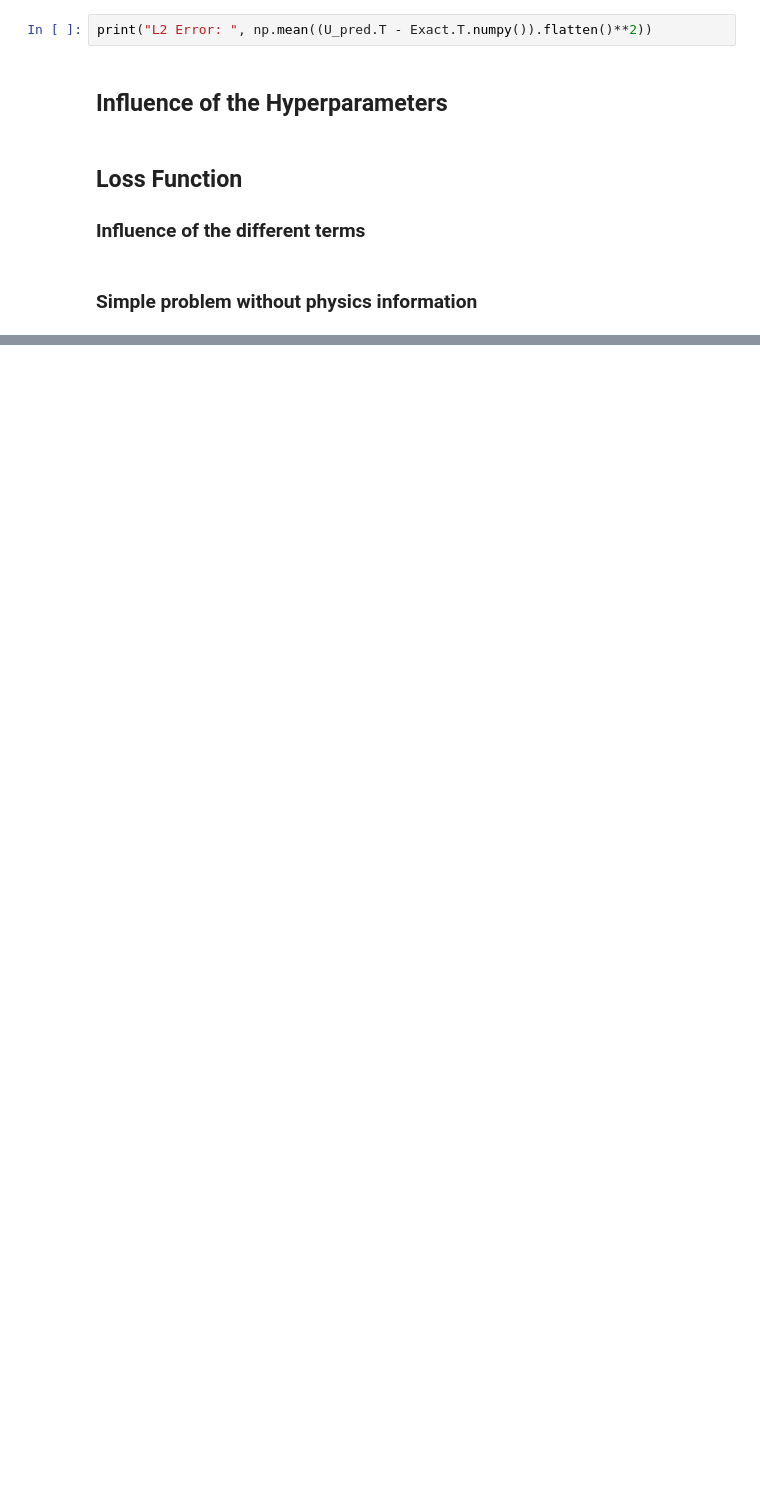
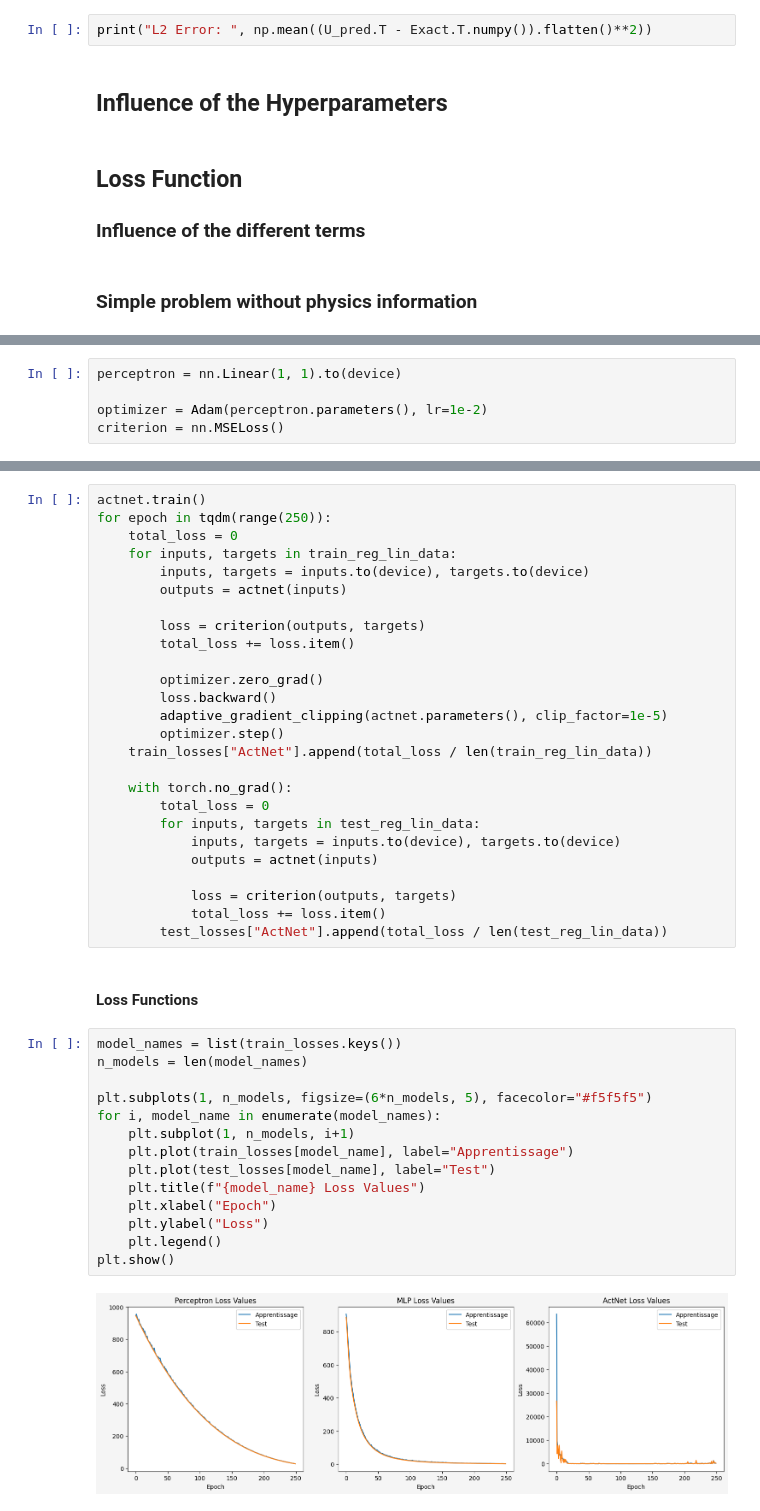
Before and after one commit to Ethan2541/ActNet, a Jupyter notebook: experiments.ipynb, the cells around one changed output, grey strips where cells are left out. Cells and saved outputs as stored; diff of their text form; blank space fills up the shorter version.

```diff
--- a/experiments.ipynb
+++ b/experiments.ipynb
@@ -520,0 +551,5 @@ plt.show()
+# %%
+perceptron = nn.Linear(1, 1).to(device)
+
+optimizer = Adam(perceptron.parameters(), lr=1e-2)
+criterion = nn.MSELoss()
@@ -534,0 +630,44 @@ train(data, data, model_linear_regression, optimizer, loss_fn, n_epochs=100)
+# %%
+actnet.train()
+for epoch in tqdm(range(250)):
+    total_loss = 0
+    for inputs, targets in train_reg_lin_data:
+        inputs, targets = inputs.to(device), targets.to(device)
+        outputs = actnet(inputs)
+
+        loss = criterion(outputs, targets)
+        total_loss += loss.item()
+
+        optimizer.zero_grad()
+        loss.backward()
+        adaptive_gradient_clipping(actnet.parameters(), clip_factor=1e-5)
+        optimizer.step()
+    train_losses["ActNet"].append(total_loss / len(train_reg_lin_data))
+
+    with torch.no_grad():
+        total_loss = 0
+        for inputs, targets in test_reg_lin_data:
+            inputs, targets = inputs.to(device), targets.to(device)
+            outputs = actnet(inputs)
+
+            loss = criterion(outputs, targets)
+            total_loss += loss.item()
+        test_losses["ActNet"].append(total_loss / len(test_reg_lin_data))
+# %% [markdown]
+#### Loss Functions
+# %%
+model_names = list(train_losses.keys())
+n_models = len(model_names)
+
+plt.subplots(1, n_models, figsize=(6*n_models, 5), facecolor="#f5f5f5")
+for i, model_name in enumerate(model_names):
+    plt.subplot(1, n_models, i+1)
+    plt.plot(train_losses[model_name], label="Apprentissage")
+    plt.plot(test_losses[model_name], label="Test")
+    plt.title(f"{model_name} Loss Values")
+    plt.xlabel("Epoch")
+    plt.ylabel("Loss")
+    plt.legend()
+plt.show()
+# %% [output]
+[figure, added]
```
Also changed, not shown: parts of 16 cells of this notebook.
